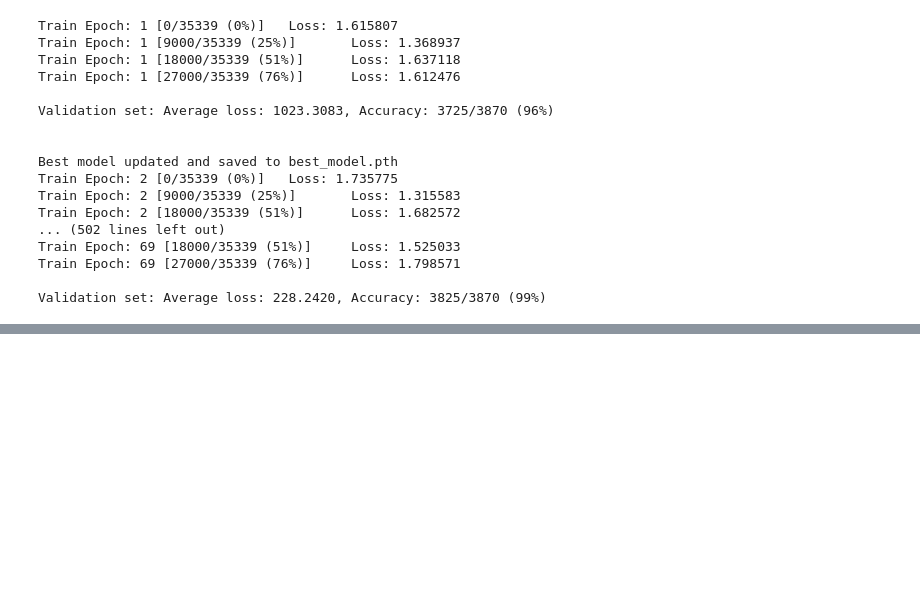
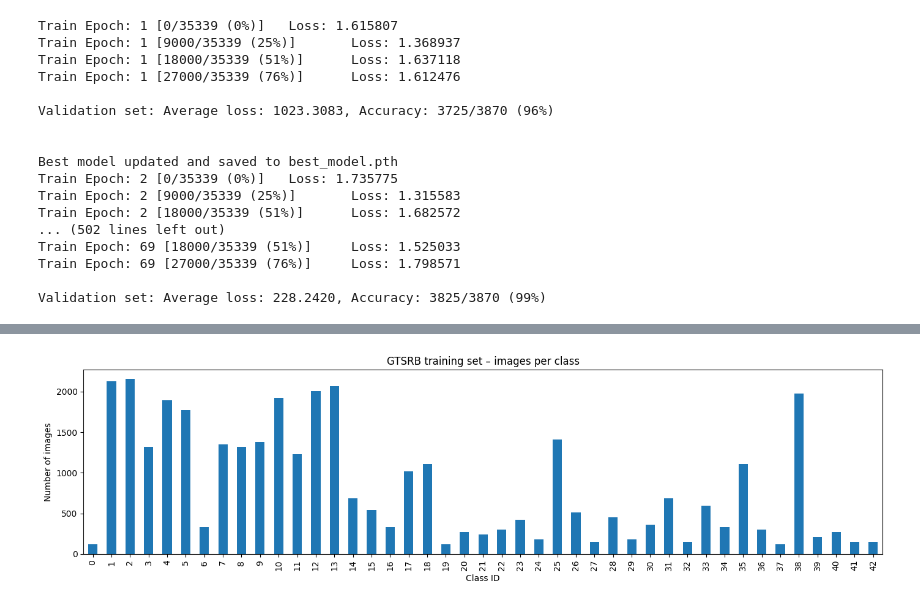
Before and after one commit to justinyhchoi/Road-Sign-To-Speech, a Jupyter notebook: MicronNet/MicroNet.ipynb, the cells around one changed output, grey strips where cells are left out. Saved outputs shown, nothing was run; the diff lists cells and outputs as text; code cells hidden in the pictures; blank space fills up the shorter version.

```diff
--- a/MicronNet/MicroNet.ipynb
+++ b/MicronNet/MicroNet.ipynb
@@ -237,0 +466,26 @@ Validation set: Average loss: 228.2420, Accuracy: 3825/3870 (99%)
+# %%
+from pathlib import Path
+import pandas as pd
+import matplotlib.pyplot as plt
+
+root = Path("./data/train_images")  # adjust if needed
+records = []
+
+for class_dir in sorted(root.iterdir()):
+    # Only process directories with a numeric name
+    if class_dir.name.isdigit():
+        cid = int(class_dir.name)
+        num_images = len(list(class_dir.glob("*.ppm")))
+        records.append({"ClassId": cid, "Count": num_images})
+
+df = pd.DataFrame(records).set_index("ClassId").sort_index()
+
+plt.figure(figsize=(14,4))
+df["Count"].plot.bar()
+plt.title("GTSRB training set – images per class")
+plt.xlabel("Class ID")
+plt.ylabel("Number of images")
+plt.tight_layout()
+plt.show()
+# %% [output]
+[figure, added]
```
Also changed, not shown: parts of 9 cells of this notebook, 6 other files.
